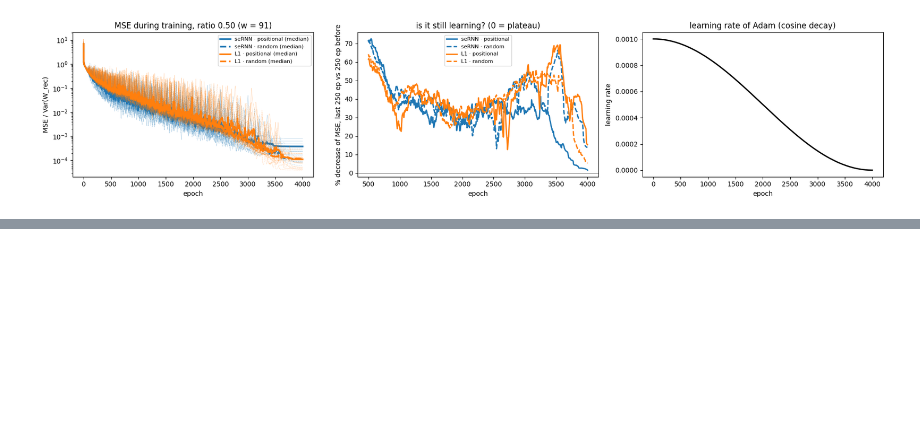
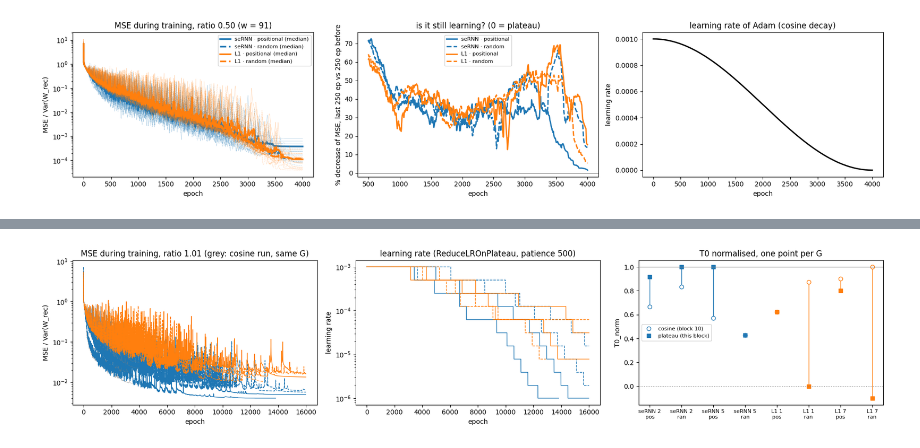
Before and after one commit to ramosleandre/Spatial_Compressibility, a Jupyter notebook: spatial_compressibility.ipynb, the cells around one changed output, grey strips where cells are left out. Cells and saved outputs as stored; diff of their text form; code cells hidden in the pictures; blank space fills up the shorter version.

```diff
--- a/spatial_compressibility.ipynb
+++ b/spatial_compressibility.ipynb
@@ -1104,0 +1242,84 @@ learning_curves(91)   # ratio 0.5 (block 8)
+# %%
+# Hyperparameters of this test
+TEST_NETS = [(group, seed) for group in SEEDS for seed in SEEDS[group][:2]]   # first two networks of each group
+W_TEST = 62               # G size retrained: ratio 1.01 (block 8)
+P_LR = G_LR               # starting learning rate: same as the cosine run (block 8)
+P_MAX_EPOCHS = 16000      # upper bound only
+P_RLR_FACTOR = 0.5        # ReduceLROnPlateau: learning rate x 0.5 ...
+P_RLR_PATIENCE = 500      # ... when the MSE has not improved for 500 epochs (measured on block 10's curves, see above)
+P_MIN_LR = 1e-6           # never below this learning rate
+P_ES_PATIENCE = 2000      # EarlyStopping: stop after 2000 epochs without progress (4 learning-rate cuts in a row)
+MIN_GAIN = 1e-4           # "improved" = MSE drops by more than MIN_GAIN x Var(W_rec) (as block 10d)
+
+P_SETTINGS = str([G_ACTIVATION, G_BATCH_SIZE, G_SEED, RANDOM_LABEL_SEED, P_LR, P_MAX_EPOCHS,
+                  P_RLR_FACTOR, P_RLR_PATIENCE, P_MIN_LR, P_ES_PATIENCE, MIN_GAIN])   # what a saved G depends on
+
+def run_G_plateau(group, seed, label_type, w):
+    """Train G with ReduceLROnPlateau + EarlyStopping, or reload it. Returns W_hat, loss and learning rate per epoch."""
+    path = f"{OUT_DIR}/bottleneck/G_plateau_patience{P_RLR_PATIENCE}/{group}_seed{seed}_{label_type}_w{w}.npz"
+    if os.path.exists(path):
+        saved = np.load(path)
+        if str(saved['settings']) == P_SETTINGS:
+            return saved['W_hat'], saved['loss'], saved['lr']
+    W_rec = NETS[(group, seed)]['W_rec']
+    X, y = pair_inputs(LABELS[label_type]), W_rec.reshape(-1, 1)
+    min_delta = MIN_GAIN * np.var(W_rec)
+    G = make_G(w)                                                       # same architecture and initialisation as block 9 ...
+    G.compile(optimizer=tf.keras.optimizers.Adam(P_LR), loss='mse')     # ... but a constant learning rate, lowered by the callbacks
+    callbacks = [tf.keras.callbacks.ReduceLROnPlateau(monitor='loss', factor=P_RLR_FACTOR, patience=P_RLR_PATIENCE,
+                                                      min_delta=min_delta, min_lr=P_MIN_LR),
+                 tf.keras.callbacks.EarlyStopping(monitor='loss', patience=P_ES_PATIENCE, min_delta=min_delta,
+                                                  restore_best_weights=True)]
+    history = G.fit(X, y, batch_size=G_BATCH_SIZE, epochs=P_MAX_EPOCHS, shuffle=True, verbose=0, callbacks=callbacks)
+    W_hat = G.predict(X, batch_size=N_COMPRESSED, verbose=0).reshape(N_UNITS, N_UNITS)
+    loss, lr = np.array(history.history['loss']), np.array(history.history['learning_rate'])
+    os.makedirs(os.path.dirname(path), exist_ok=True)
+    np.savez(path, W_hat=W_hat, loss=loss, lr=lr, settings=P_SETTINGS)
+    return W_hat, loss, lr
+
+# 1. Train the 8 G's at the same time
+def train_plateau_and_save(group, seed, label_type, w):
+    tf.config.experimental.enable_op_determinism()
+    run_G_plateau(group, seed, label_type, w)
+
+jobs = [(group, seed, label_type, W_TEST) for (group, seed) in TEST_NETS for label_type in LABELS]
+Parallel(n_jobs=N_JOBS, verbose=5)(delayed(train_plateau_and_save)(*job) for job in jobs)
+
+# 2. T0 of each G, next to the same G of block 10 (cosine run)
+rows, runs = [], {}
+for (group, seed) in TEST_NETS:
+    net = NETS[(group, seed)]
+    var_W = np.var(net['W_rec'])
+    for label_type in LABELS:
+        W_hat, loss, lr = run_G_plateau(group, seed, label_type, W_TEST)
+        loss_cosine = run_G(group, seed, label_type, W_TEST)[1]          # reloaded from block 10
+        runs[(group, seed, label_type)] = (loss / var_W, lr, loss_cosine / var_W)
+        cos = bottleneck[(bottleneck.group == group) & (bottleneck.seed == seed) &
+                         (bottleneck.labels == label_type) & (bottleneck.w == W_TEST)].iloc[0]
+        rows.append(dict(group=group, seed=seed, labels=label_type, epochs=len(loss),
+                         stopped_before_max=len(loss) < P_MAX_EPOCHS, final_lr=lr[-1],
+                         mse_rel_cosine=cos.mse_rel, mse_rel_plateau=np.mean((W_hat - net['W_rec']) ** 2) / var_W,
+                         T0_norm_cosine=cos.T0_norm, T0_norm_plateau=(T0(net, W_hat) - cos.floor) / (cos.acc_P - cos.floor)))
+plateau2 = pd.DataFrame(rows)
+plateau2.to_csv(f"{OUT_DIR}/bottleneck/results_plateau_patience{P_RLR_PATIENCE}_w{W_TEST}.csv", index=False)
+display(plateau2.round(4))
+
+# 3. Figure: MSE curves (grey = same G, cosine run of block 10), learning rate, T0 normalised per G
+fig, axs = plt.subplots(1, 3, figsize=(18, 4))
+for k, ((group, seed, label_type), (curve, lr, curve_cosine)) in enumerate(runs.items()):
+    axs[0].plot(np.arange(1, len(curve_cosine) + 1), curve_cosine, color='grey', lw=0.5, alpha=0.5)
+    axs[0].plot(np.arange(1, len(curve) + 1), curve, color=COLORS[group], ls=STYLES[label_type], lw=1)
+    axs[1].plot(np.arange(1, len(lr) + 1), lr, color=COLORS[group], ls=STYLES[label_type], lw=1)
+    x = plateau2.iloc[k]
+    axs[2].plot([k, k], [x.T0_norm_cosine, x.T0_norm_plateau], color=COLORS[group], lw=1)
+    axs[2].plot(k, x.T0_norm_cosine, 'o', color=COLORS[group], mfc='white', label='cosine (block 10)' if k == 0 else None)
+    axs[2].plot(k, x.T0_norm_plateau, 's', color=COLORS[group], label='plateau (this block)' if k == 0 else None)
+axs[0].set_yscale('log'); axs[0].set_xlabel('epoch'); axs[0].set_ylabel('MSE / Var(W_rec)')
+axs[0].set_title(f'MSE during training, ratio {N_COMPRESSED / g_n_params(W_TEST):.2f} (grey: cosine run, same G)')
+axs[1].set_yscale('log'); axs[1].set_xlabel('epoch'); axs[1].set_ylabel('learning rate')
+axs[1].set_title(f'learning rate (ReduceLROnPlateau, patience {P_RLR_PATIENCE})')
+axs[2].axhline(1, color='grey', lw=1); axs[2].axhline(0, color='grey', lw=1, ls=':')
+axs[2].set_xticks(range(len(runs)), [f"{group} {seed}\n{label_type[:3]}" for (group, seed, label_type) in runs], fontsize=8)
+axs[2].set_ylabel('T0_norm'); axs[2].set_title('T0 normalised, one point per G')
+axs[2].legend(fontsize=8); plt.tight_layout(); plt.show()
+# %% [output]
@@ -1104,0 +1352 @@ learning_curves(91)   # ratio 0.5 (block 8)
+[figure, added]
```
Also changed, not shown: parts of 4 cells of this notebook, 4 other files.
